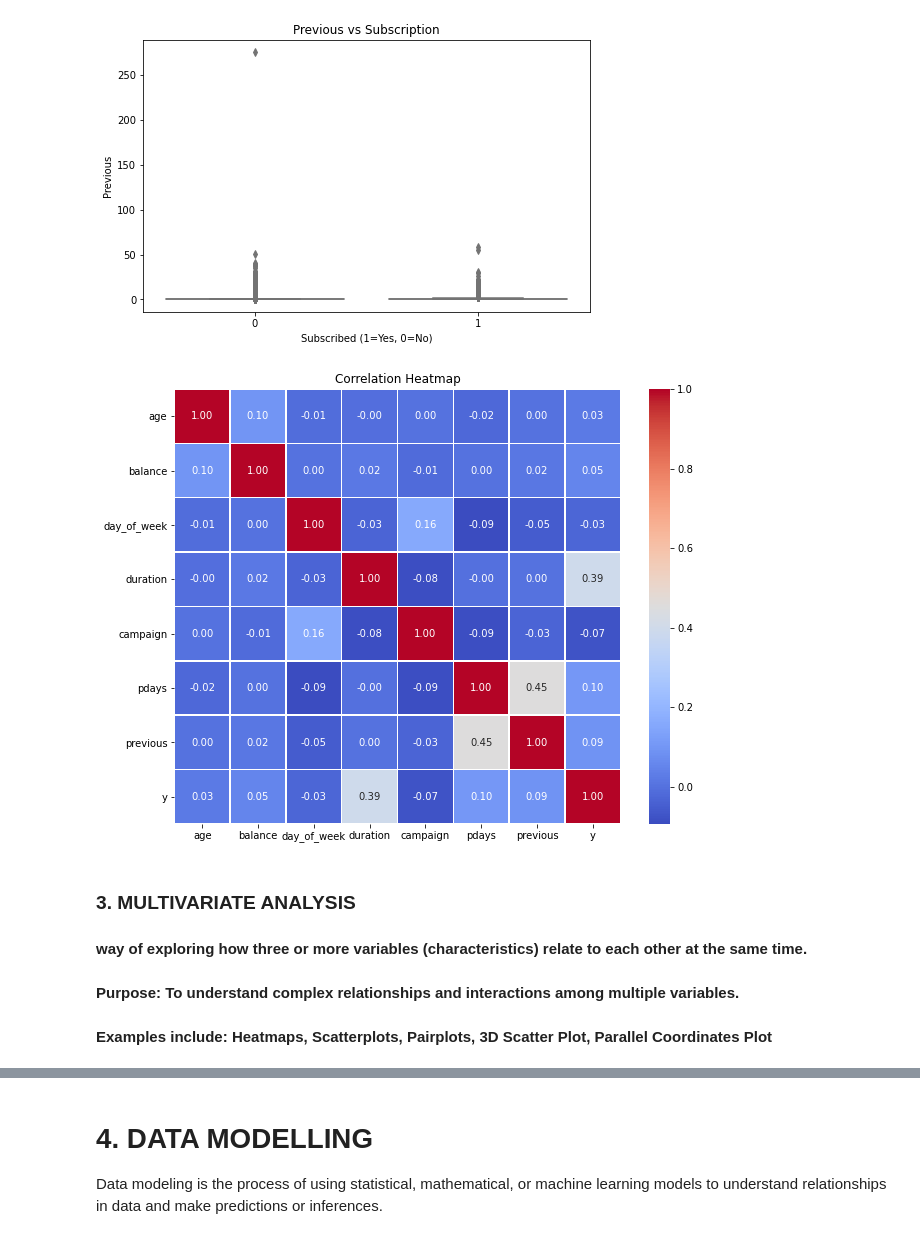
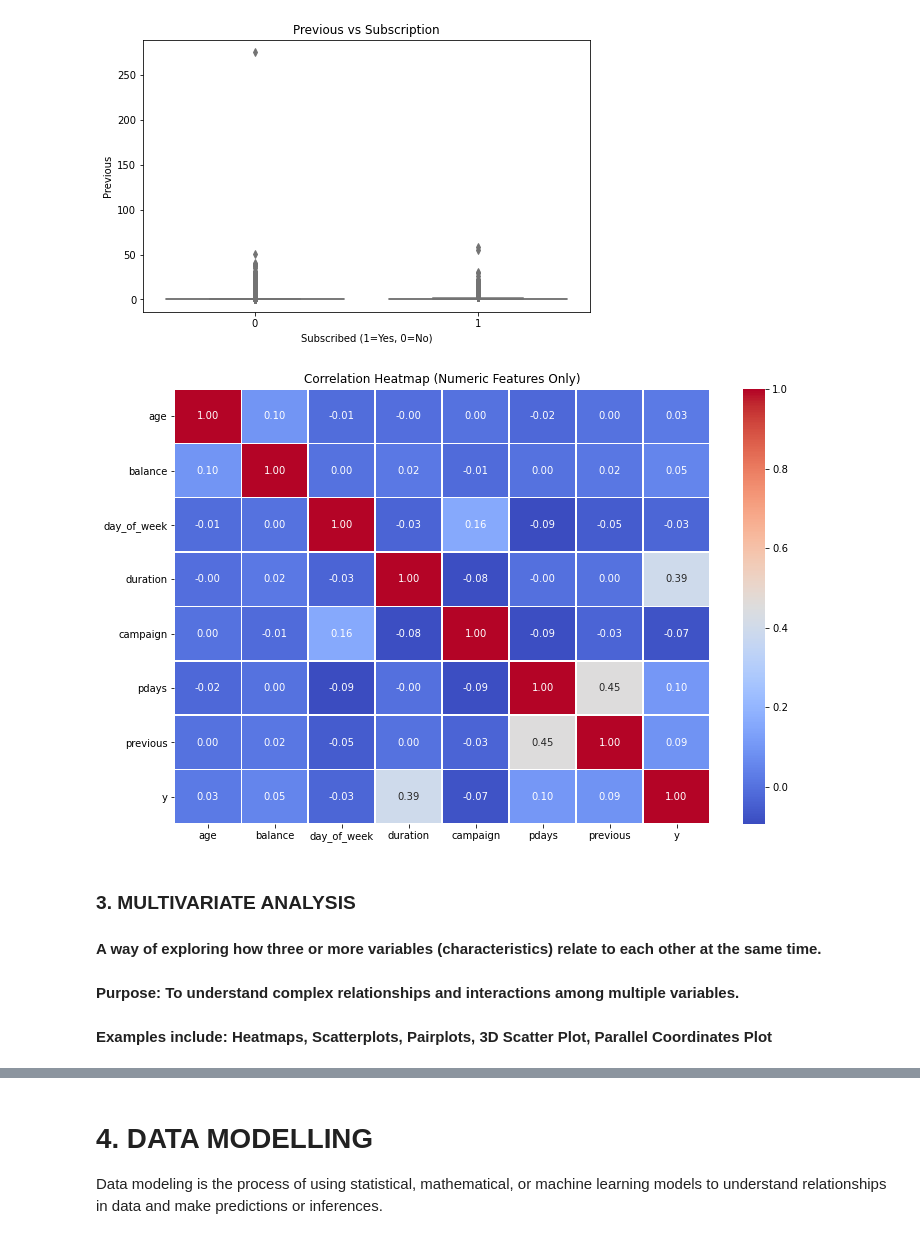
Before and after one commit to FGithaiga/BANK_MARKETING, a Jupyter notebook: index.ipynb, the cells around one changed output, grey strips where cells are left out. Drawn from its saved outputs; the diff is of its cells as text; code cells hidden in the pictures.

```diff
--- a/index.ipynb
+++ b/index.ipynb
@@ -190,20 +190,31 @@ Data Visualization is the process of creating charts, graphs, and maps that turn
 #### Purpose: To understand the distribution, central tendency (mean, median), and spread (range, standard deviation) of a single variable.
 #### Examples include: Bar Graphs, Histogram, Box Plot, Pie Chart
 # %%
+# Ensure column is numeric and flat
+df['age'] = pd.to_numeric(df['age'], errors='coerce')
+
+# Drop NaNs to avoid plotting issues
+age_data = df['age'].dropna().to_numpy().ravel()
+
+# Plot safely without KDE
 plt.figure(figsize=(8, 5))
-sns.histplot(df['age'], bins=30, kde=True, color='skyblue')
+sns.histplot(x=age_data, bins=30, color='skyblue')
 plt.title('Distribution of Age')
 plt.xlabel('Age')
 plt.ylabel('Frequency')
 plt.show()
 
+# Numerical columns
 numerical_cols = ['age', 'balance', 'day_of_week', 'duration', 'campaign', 'pdays', 'previous']
 
 for col in numerical_cols:
     plt.figure(figsize=(8, 4))
-    sns.histplot(df[col], bins=30, kde=True)
+    # Convert each column safely
+    col_data = pd.to_numeric(df[col], errors='coerce').dropna().to_numpy().ravel()
+    sns.histplot(x=col_data, bins=30, color='teal')
     plt.title(f'Distribution of {col}')
     plt.xlabel(col)
     plt.ylabel('Frequency')
+    plt.tight_layout()
     plt.show()
 # %% [output]
@@ -268,20 +279,23 @@ for col in numerical_cols:
 [figure]
 [figure]
 # %%
-# Add target to dataframe (if not already numeric)
-corr_df = df.copy()
+# Keep only numeric columns
+corr_df = df.select_dtypes(include=['int64', 'float64'])
+
+# Compute correlation
 corr = corr_df.corr()
 
-plt.figure(figsize=(10, 8))
+# Plot heatmap
+plt.figure(figsize=(12, 8))
 sns.heatmap(corr, annot=True, cmap='coolwarm', fmt='.2f', linewidths=0.5)
-plt.title('Correlation Heatmap')
+plt.title('Correlation Heatmap (Numeric Features Only)')
 plt.show()
 # %% [output]
-[figure, old version]
+[figure, new version]
 # %% [markdown]
 ### **3. MULTIVARIATE ANALYSIS**
 
-#### way of exploring how three or more variables (characteristics) relate to each other at the same time.
+#### A way of exploring how three or more variables (characteristics) relate to each other at the same time.
 
 #### Purpose: To understand complex relationships and interactions among multiple variables.
 
```
Also changed, not shown: parts of 6 cells of this notebook.
